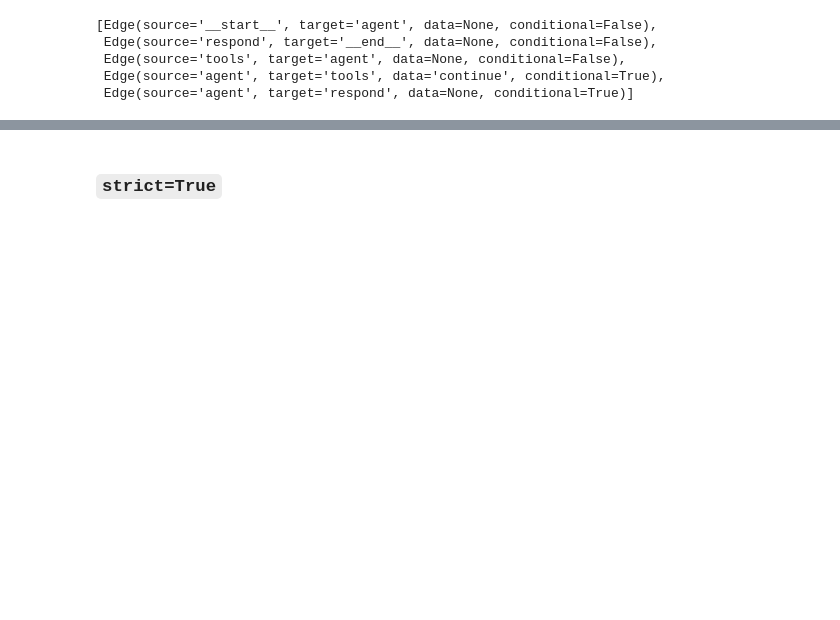
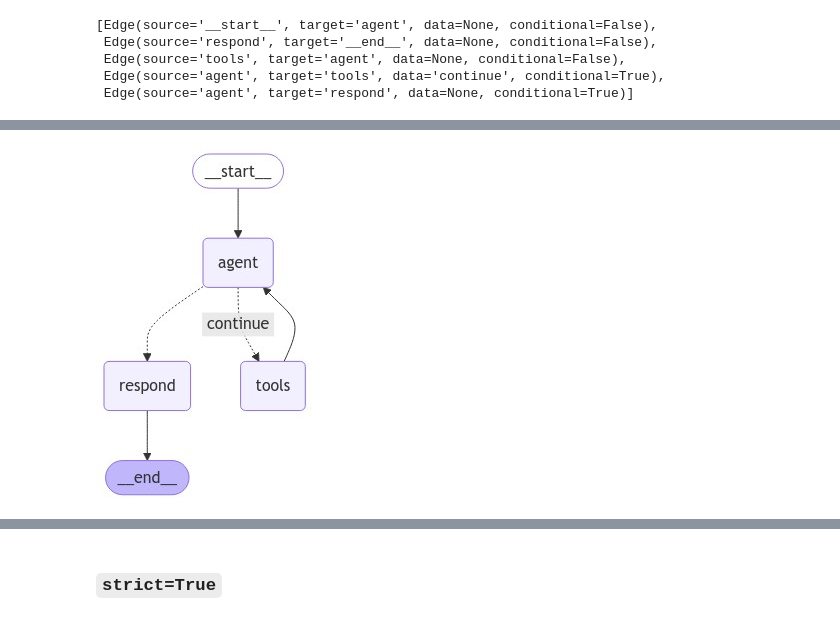
Before and after one commit to chunhuizhang/llm_aigc, a Jupyter notebook: tutorials/agents/langchain/structured_output.ipynb, the cells around one changed output, grey strips where cells are left out. Drawn from its saved outputs; the diff is of its cells as text; code cells hidden in the pictures; blank space fills up the shorter version.

```diff
--- a/tutorials/agents/langchain/structured_output.ipynb
+++ b/tutorials/agents/langchain/structured_output.ipynb
@@ -192,0 +263,45 @@ AIMessage(content='', additional_kwargs={'tool_calls': [{'id': 'call_UYNGeOzmaqi
+# %%
+# Define the function that determines whether to continue or not
+def should_continue(state: AgentState):
+    messages = state["messages"]
+    last_message = messages[-1]
+    # If there is no function call, then we respond to the user
+    if not last_message.tool_calls:
+        return "respond"
+    # Otherwise if there is, we continue
+    else:
+        return "continue"
+# %%
+# Define a new graph
+workflow = StateGraph(AgentState)
+
+# Define the two nodes we will cycle between
+workflow.add_node("agent", call_model)
+workflow.add_node("respond", respond)
+workflow.add_node("tools", ToolNode(tools))
+
+# Set the entrypoint as `agent`
+# This means that this node is the first one called
+workflow.set_entry_point("agent")
+
+# We now add a conditional edge
+workflow.add_conditional_edges(
+    "agent",
+    should_continue,
+    {
+        "continue": "tools",
+        "respond": "respond",
+    },
+)
+
+workflow.add_edge("tools", "agent")
+workflow.add_edge("respond", END)
+graph = workflow.compile()
+# %%
+try:
+    display(Image(graph.get_graph().draw_mermaid_png()))
+except Exception:
+    # This requires some extra dependencies and is optional
+    pass
+# %% [output]
+[figure, added]
```
Also changed, not shown: parts of 46 cells of this notebook, 1 other file.
